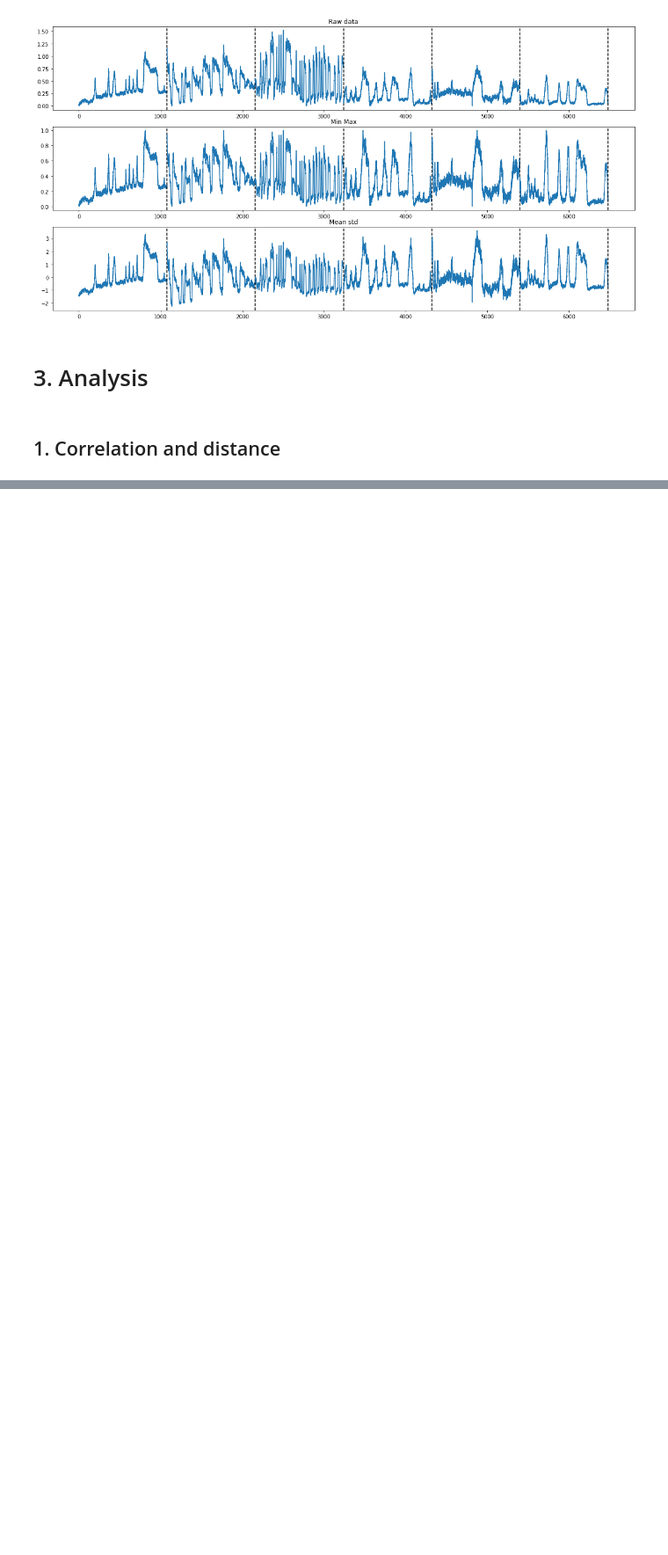
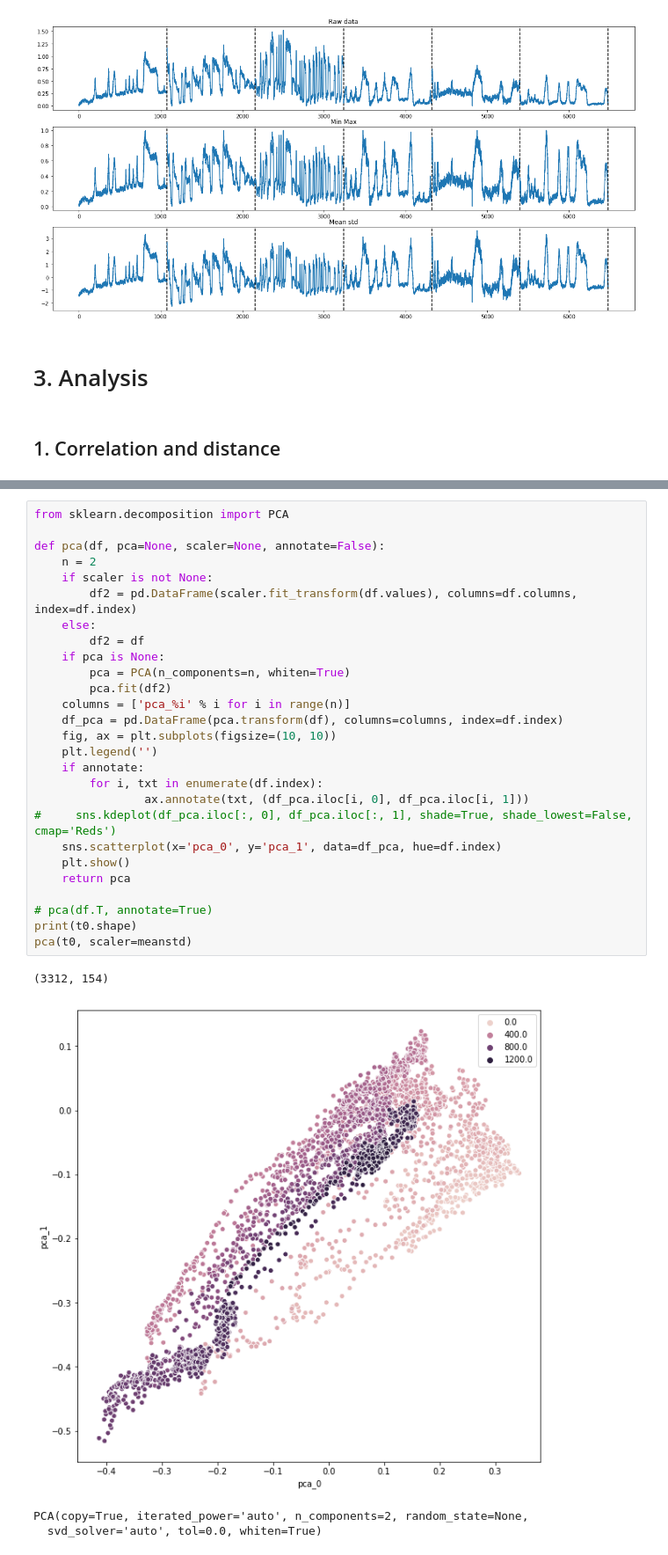
Before and after one commit to MarcJavin/WBI-analysis, a Jupyter notebook: Data Analysis.ipynb, the cells around one changed output, grey strips where cells are left out. Shown at 88% size. Cells and saved outputs as stored; diff of their text form; blank space fills up the shorter version.

```diff
--- a/Data Analysis.ipynb
+++ b/Data Analysis.ipynb
@@ -194,0 +225,32 @@ Correlation between AVAL and ASKR : 0.17117652356268434,
+# %%
+from sklearn.decomposition import PCA
+
+def pca(df, pca=None, scaler=None, annotate=False):
+    n = 2
+    if scaler is not None:
+        df2 = pd.DataFrame(scaler.fit_transform(df.values), columns=df.columns, index=df.index)
+    else:
+        df2 = df
+    if pca is None:
+        pca = PCA(n_components=n, whiten=True)
+        pca.fit(df2)
+    columns = ['pca_%i' % i for i in range(n)]
+    df_pca = pd.DataFrame(pca.transform(df), columns=columns, index=df.index)
+    fig, ax = plt.subplots(figsize=(10, 10))
+    plt.legend('')
+    if annotate:
+        for i, txt in enumerate(df.index):
+                ax.annotate(txt, (df_pca.iloc[i, 0], df_pca.iloc[i, 1]))
+#     sns.kdeplot(df_pca.iloc[:, 0], df_pca.iloc[:, 1], shade=True, shade_lowest=False, cmap='Reds')
+    sns.scatterplot(x='pca_0', y='pca_1', data=df_pca, hue=df.index)
+    plt.show()
+    return pca
+
+# pca(df.T, annotate=True)
+print(t0.shape)
+pca(t0, scaler=meanstd)
+# %% [output]
+(3312, 154)
+[figure, added]
+PCA(copy=True, iterated_power='auto', n_components=2, random_state=None,
+  svd_solver='auto', tol=0.0, whiten=True)
```
Also changed, not shown: parts of 2 cells of this notebook.
